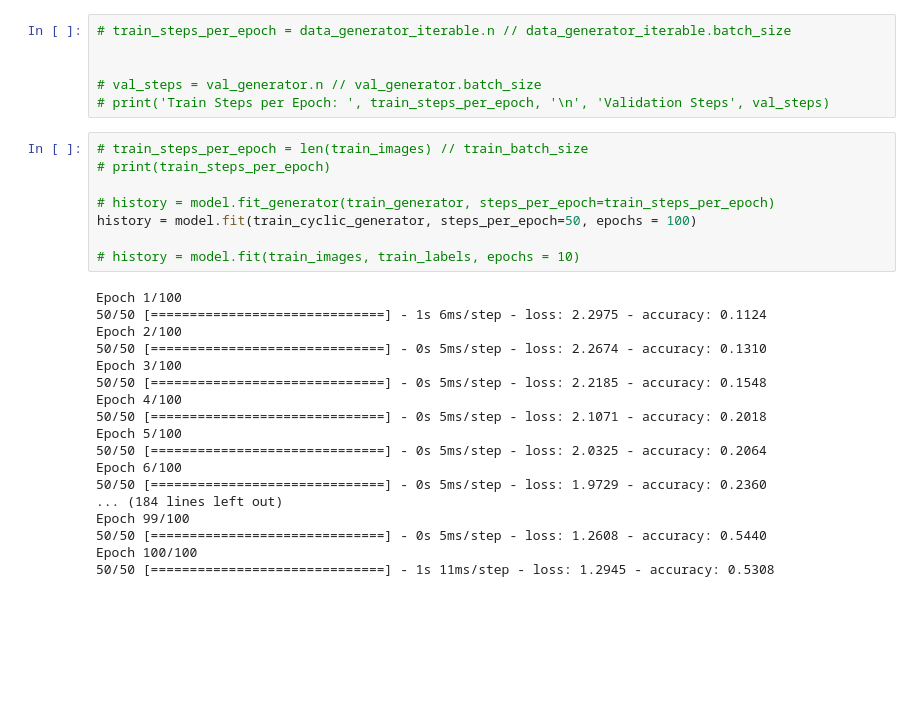
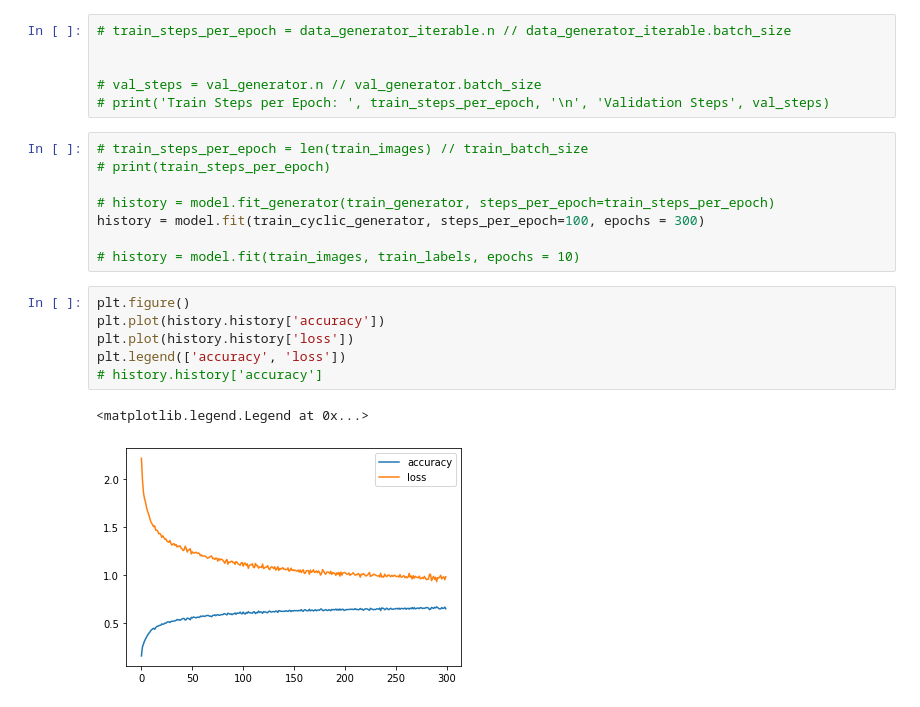
Before and after one commit to Arush0113/EEG_Pipeline, a Jupyter notebook: Sequential_Modelling_CateCrossEnt_lossMode_EEG_Pipeline.ipynb, the cells around one changed output. Drawn from its saved outputs; the diff is of its cells as text; blank space fills up the shorter version.

```diff
--- a/Sequential_Modelling_CateCrossEnt_lossMode_EEG_Pipeline.ipynb
+++ b/Sequential_Modelling_CateCrossEnt_lossMode_EEG_Pipeline.ipynb
@@ -177,27 +175,18 @@ array([0., 0., 0., 0., 0., 0., 1., 0., 0., 0.], dtype=float32)
 # print(train_steps_per_epoch)
 
 # history = model.fit_generator(train_generator, steps_per_epoch=train_steps_per_epoch)
-history = model.fit(train_cyclic_generator, steps_per_epoch=50, epochs = 100)
+history = model.fit(train_cyclic_generator, steps_per_epoch=100, epochs = 300)
 
 # history = model.fit(train_images, train_labels, epochs = 10)
-# %% [output]
-Epoch 1/100
-50/50 [==============================] - 1s 6ms/step - loss: 2.2975 - accuracy: 0.1124
-Epoch 2/100
-50/50 [==============================] - 0s 5ms/step - loss: 2.2674 - accuracy: 0.1310
-Epoch 3/100
-50/50 [==============================] - 0s 5ms/step - loss: 2.2185 - accuracy: 0.1548
-Epoch 4/100
-50/50 [==============================] - 0s 5ms/step - loss: 2.1071 - accuracy: 0.2018
-Epoch 5/100
-50/50 [==============================] - 0s 5ms/step - loss: 2.0325 - accuracy: 0.2064
-Epoch 6/100
-50/50 [==============================] - 0s 5ms/step - loss: 1.9729 - accuracy: 0.2360
-... (184 lines left out)
-Epoch 99/100
-50/50 [==============================] - 0s 5ms/step - loss: 1.2608 - accuracy: 0.5440
-Epoch 100/100
-50/50 [==============================] - 1s 11ms/step - loss: 1.2945 - accuracy: 0.5308
+# %%
+plt.figure()
+plt.plot(history.history['accuracy'])
+plt.plot(history.history['loss'])
+plt.legend(['accuracy', 'loss'])
+# history.history['accuracy']
+# %% [output]
+<matplotlib.legend.Legend at 0x...>
+[figure, added]
 # %%
 y_0 = model.predict(train_images[0][np.newaxis, ...])
 print(np.squeeze(y_0, axis = 0))
```
Also changed, not shown: parts of 7 cells of this notebook.
